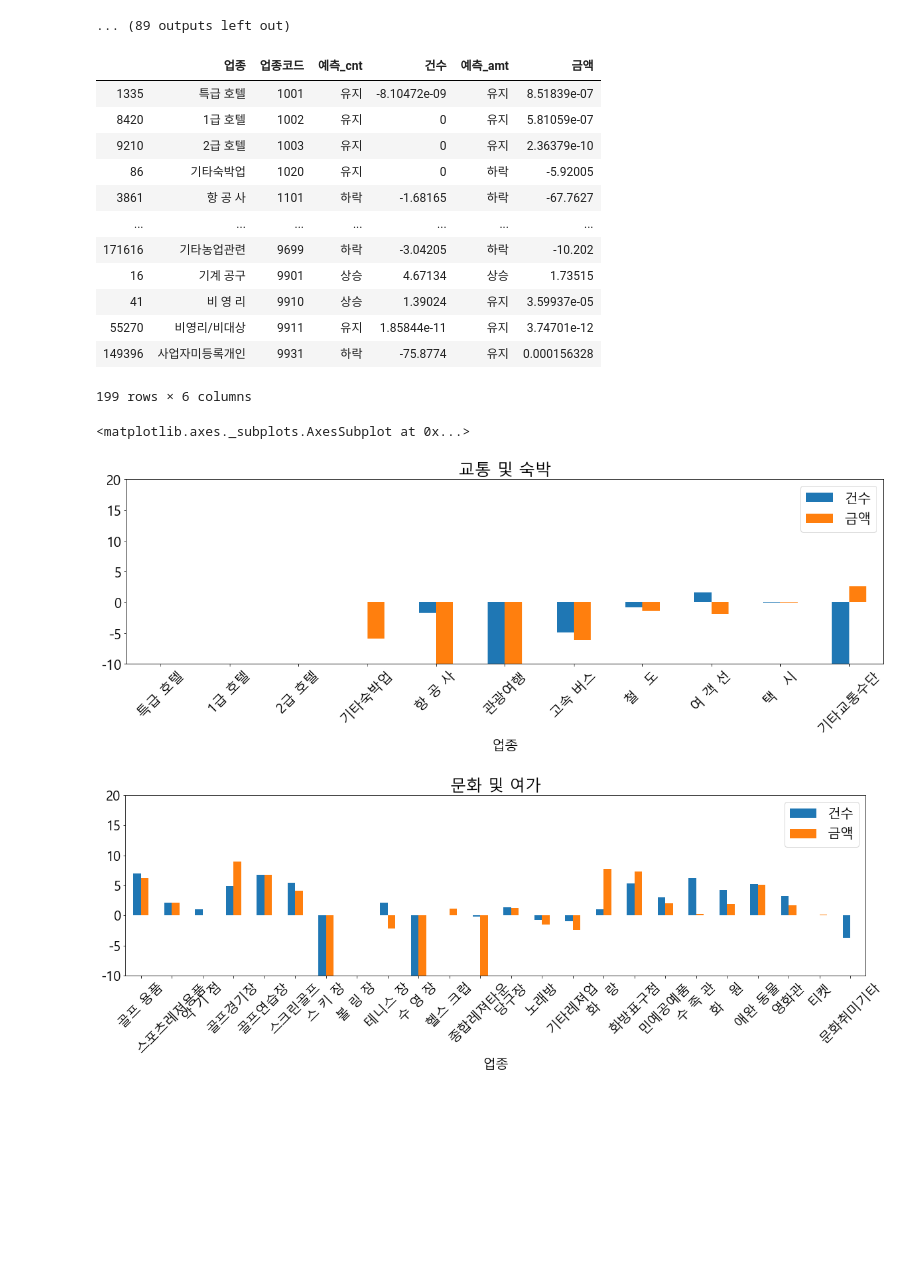
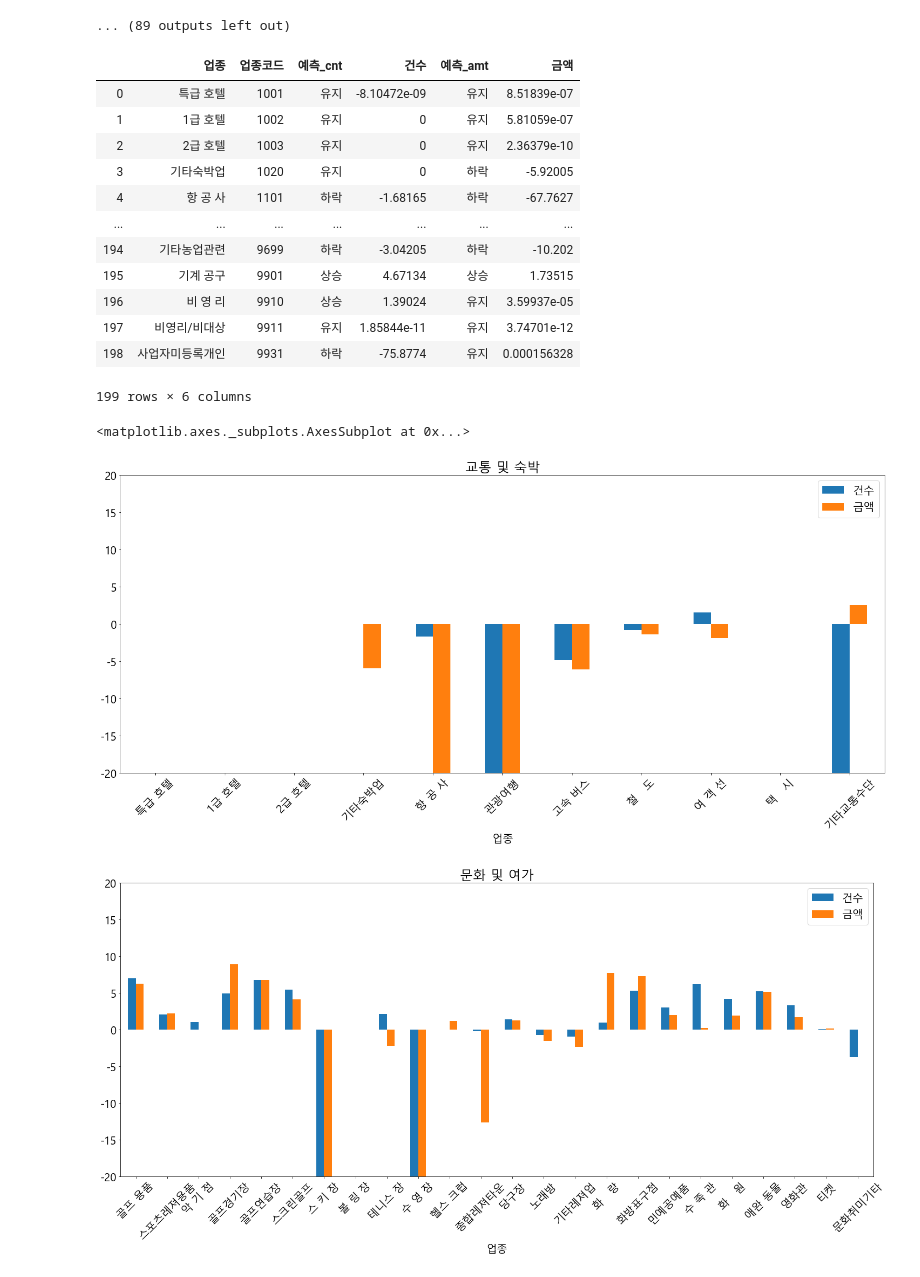
Before and after one commit to SonByungjin/DACON, a Jupyter notebook: card_fc_value.ipynb, the cells around one changed output. Cells and saved outputs as stored; diff of their text form; code cells hidden in the pictures; blank space fills up the shorter version.

```diff
--- a/card_fc_value.ipynb
+++ b/card_fc_value.ipynb
@@ -76,7 +76,7 @@ df_fc['forecast_cnt']=''
 df_fc['forecast_cnt_value']=''
 df_fc['forecast_amt']=''
 df_fc['forecast_amt_value']=''
-df_fc.reset_index(drop=True)
+df_fc = df_fc.reset_index(drop=True)
 # %% [output]
 |  | mrhst_induty_cl_nm | mrhst_induty_cl_code | forecast_cnt | forecast_cnt_value | forecast_amt | ... |
 | 0 | 약국 | 7041 |  |  |  | ... |
@@ -249,18 +239,28 @@ df_fc3 = df_fc2.sort_values(by=['업종코드'],axis=0)
+# %%
+index1 = df_fc[(df_fc['forecast_cnt']=='데이터부족') | (df_fc['forecast_cnt']=='백색잡음')].index
+df_fc1 = df_fc.drop(index1)
+
+index2 = df_fc1[(df_fc1['forecast_amt']=='데이터부족') | (df_fc1['forecast_amt']=='백색잡음')].index
+df_fc2 = df_fc1.drop(index2)
+
+df_fc2.columns = ['업종','업종코드','예측_cnt','건수','예측_amt','금액']
+df_fc3 = df_fc2.sort_values(by=['업종코드'],axis=0)
+df_fc3 = df_fc3.reset_index(drop=True)
 # %%
 df_fc3
 # %% [output]
 |  | 업종 | 업종코드 | 예측_cnt | 건수 | 예측_amt | 금액 |
-| 1335 | 특급 호텔 | 1001 | 유지 | -8.10472e-09 | 유지 | 8.51839e-07 |
-| 8420 | 1급 호텔 | 1002 | 유지 | 0 | 유지 | 5.81059e-07 |
-| 9210 | 2급 호텔 | 1003 | 유지 | 0 | 유지 | 2.36379e-10 |
-| 86 | 기타숙박업 | 1020 | 유지 | 0 | 하락 | -5.92005 |
-| 3861 | 항 공 사 | 1101 | 하락 | -1.68165 | 하락 | -67.7627 |
+| 0 | 특급 호텔 | 1001 | 유지 | -8.10472e-09 | 유지 | 8.51839e-07 |
+| 1 | 1급 호텔 | 1002 | 유지 | 0 | 유지 | 5.81059e-07 |
+| 2 | 2급 호텔 | 1003 | 유지 | 0 | 유지 | 2.36379e-10 |
+| 3 | 기타숙박업 | 1020 | 유지 | 0 | 하락 | -5.92005 |
+| 4 | 항 공 사 | 1101 | 하락 | -1.68165 | 하락 | -67.7627 |
 | ... | ... | ... | ... | ... | ... | ... |
-| 171616 | 기타농업관련 | 9699 | 하락 | -3.04205 | 하락 | -10.202 |
-| 16 | 기계 공구 | 9901 | 상승 | 4.67134 | 상승 | 1.73515 |
-| 41 | 비 영 리 | 9910 | 상승 | 1.39024 | 유지 | 3.59937e-05 |
-| 55270 | 비영리/비대상 | 9911 | 유지 | 1.85844e-11 | 유지 | 3.74701e-12 |
-| 149396 | 사업자미등록개인 | 9931 | 하락 | -75.8774 | 유지 | 0.000156328 |
+| 194 | 기타농업관련 | 9699 | 하락 | -3.04205 | 하락 | -10.202 |
+| 195 | 기계 공구 | 9901 | 상승 | 4.67134 | 상승 | 1.73515 |
+| 196 | 비 영 리 | 9910 | 상승 | 1.39024 | 유지 | 3.59937e-05 |
+| 197 | 비영리/비대상 | 9911 | 유지 | 1.85844e-11 | 유지 | 3.74701e-12 |
+| 198 | 사업자미등록개인 | 9931 | 하락 | -75.8774 | 유지 | 0.000156328 |
 199 rows × 6 columns
 # %%
 df1 = df_fc3[df_fc3['업종코드']//1000 == 1]
@@ -273,16 +273,16 @@ df7 = df_fc3[df_fc3['업종코드']//1000 == 7]
 df8 = df_fc3[df_fc3['업종코드']//1000 == 8]
 df9 = df_fc3[df_fc3['업종코드']//1000 == 9]
 # %%
-df1.plot.bar(x='업종', y=['건수','금액'], figsize=(20,5), ylim=(-10.0,20.0), title='교통 및 숙박', rot=45)
-df2.plot.bar(x='업종', y=['건수','금액'], figsize=(20,5), ylim=(-10.0,20.0), title='문화 및 여가', rot=45)
-df3.plot.bar(x='업종', y=['건수','금액'], figsize=(20,5), ylim=(-10.0,20.0), title='시설 관련 품목', rot=45)
-df4.plot.bar(x='업종', y=['건수','금액'], figsize=(20,5), ylim=(-10.0,20.0), title='일반 소매품', rot=90)
-df5.plot.bar(x='업종', y=['건수','금액'], figsize=(20,5), ylim=(-10.0,20.0), title='교육 관련 품목', rot=45)
-df6.plot.bar(x='업종', y=['건수','금액'], figsize=(20,5), ylim=(-10.0,20.0), title='차량 관련 품목', rot=45)
-df7.plot.bar(x='업종', y=['건수','금액'], figsize=(20,5), ylim=(-10.0,20.0), title='의료 및 미용', rot=45)
-df8.plot.bar(x='업종', y=['건수','금액'], figsize=(20,5), ylim=(-10.0,20.0), title='외식업 및 식품산업', rot=45)
-df9.plot.bar(x='업종', y=['건수','금액'], figsize=(20,5), ylim=(-10.0,20.0), title='건설 및 기타', rot=90)
+df1.plot.bar(x='업종', y=['건수','금액'], figsize=(25,10), ylim=(-20.0,20.0), title='교통 및 숙박', rot=45)
+df2.plot.bar(x='업종', y=['건수','금액'], figsize=(25,10), ylim=(-20.0,20.0), title='문화 및 여가', rot=45)
+df3.plot.bar(x='업종', y=['건수','금액'], figsize=(25,10), ylim=(-20.0,20.0), title='시설 관련 품목', rot=45)
+df4.plot.bar(x='업종', y=['건수','금액'], figsize=(25,10), ylim=(-20.0,20.0), title='일반 소매품', rot=90)
+df5.plot.bar(x='업종', y=['건수','금액'], figsize=(25,10), ylim=(-20.0,20.0), title='교육 관련 품목', rot=45)
+df6.plot.bar(x='업종', y=['건수','금액'], figsize=(25,10), ylim=(-20.0,20.0), title='차량 관련 품목', rot=45)
+df7.plot.bar(x='업종', y=['건수','금액'], figsize=(25,10), ylim=(-20.0,20.0), title='의료 및 미용', rot=45)
+df8.plot.bar(x='업종', y=['건수','금액'], figsize=(25,10), ylim=(-20.0,20.0), title='외식업 및 식품산업', rot=45)
+df9.plot.bar(x='업종', y=['건수','금액'], figsize=(25,10), ylim=(-20.0,20.0), title='건설 및 기타', rot=90)
 # %% [output]
 <matplotlib.axes._subplots.AxesSubplot at 0x...>
-[figure, old version]
+[figure, new version]
-[figure, old version]
+[figure, new version]
```
Also changed, not shown: parts of 5 cells of this notebook, 5 other files.
